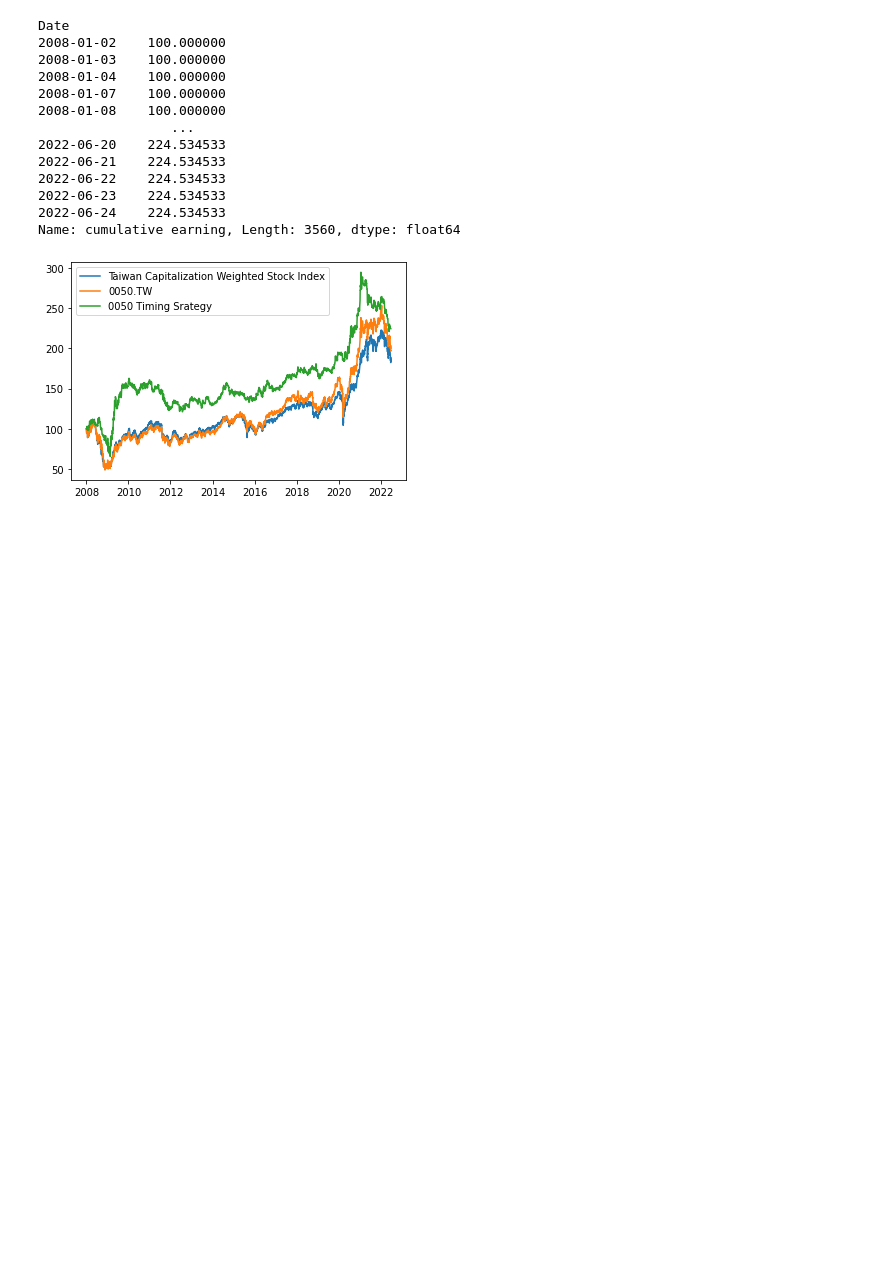
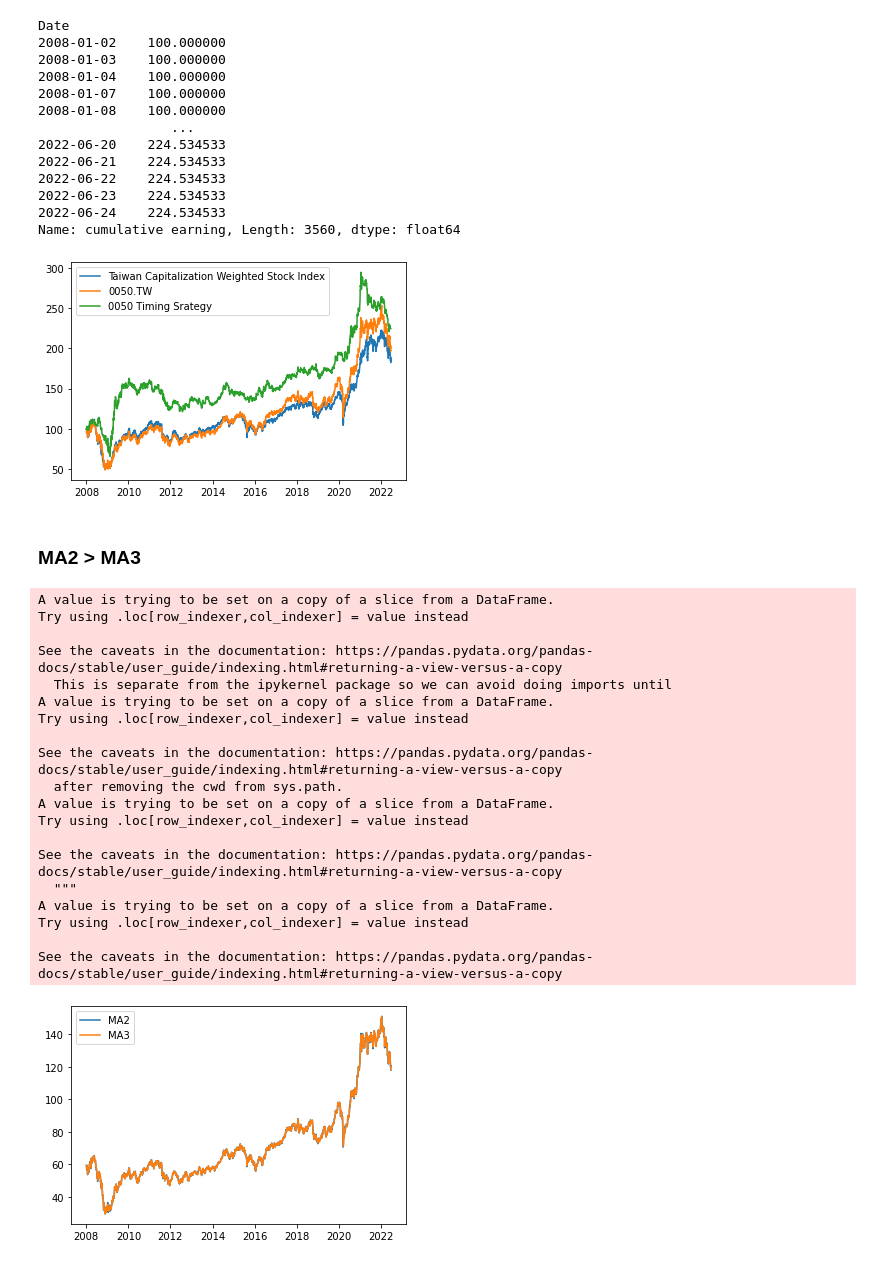
Before and after one commit to isaac-debug/qunatitive-invest, a Jupyter notebook: 0050_TW_Srategy.ipynb, the cells around one changed output. Drawn from its saved outputs; the diff is of its cells as text; code cells hidden in the pictures; blank space fills up the shorter version.

```diff
--- a/0050_TW_Srategy.ipynb
+++ b/0050_TW_Srategy.ipynb
@@ -168,29 +164,29 @@ See the caveats in the documentation: https://pandas.pydata.org/pandas-docs/stab
 1.   Buy: Buy at tomorrow Open
 2.   Sell: Sell at tomorrow Close
 # %%
-data['cumulative earning'] = 100
+data50['cumulative earning'] = 100
 
 for i in range(1, len(data)):
-  if data['indicator'].iloc[i-1] == False:
+  if data50['indicator'].iloc[i-1] == False:
     # sell at today / calculate today's rearning
-    if data['indicator'].iloc[i-2] == True:
-      data['cumulative earning'].iloc[i] = data['cumulative earning'].iloc[i-1] * ( 1 + data['Earning Rate'].iloc[i])
+    if data50['indicator'].iloc[i-2] == True:
+      data50['cumulative earning'].iloc[i] = data50['cumulative earning'].iloc[i-1] * ( 1 + data50['Earning Rate'].iloc[i])
     # keep empty / same cum earning
     else:
-      data['cumulative earning'].iloc[i] = data['cumulative earning'].iloc[i-1]
+      data50['cumulative earning'].iloc[i] = data50['cumulative earning'].iloc[i-1]
   else:
     # buy at today open
-    if data['indicator'].iloc[i-2] == False:
-      data['cumulative earning'].iloc[i] = data['cumulative earning'].iloc[i-1] * (1 + (data['Close'].iloc[i] - data['Open'].iloc[i])/data['Open'].iloc[i])
+    if data50['indicator'].iloc[i-2] == False:
+      data50['cumulative earning'].iloc[i] = data50['cumulative earning'].iloc[i-1] * (1 + (data50['Close'].iloc[i] - data50['Open'].iloc[i])/data50['Open'].iloc[i])
     # hold
     else:
-      data['cumulative earning'].iloc[i] = data['cumulative earning'].iloc[i-1] * ( 1 + data['Earning Rate'].iloc[i])
+      data50['cumulative earning'].iloc[i] = data50['cumulative earning'].iloc[i-1] * ( 1 + data50['Earning Rate'].iloc[i])
 
-print(data['cumulative earning'])
+print(data50['cumulative earning'])
 
 plt.plot(data2['Adj Close'], label = 'Taiwan Capitalization Weighted Stock Index')
-plt.plot(data['Adj Close'], label = '0050.TW')
-plt.plot(data['cumulative earning'], label = '0050 Timing Srategy')
+plt.plot(data50['Adj Close'], label = '0050.TW')
+plt.plot(data50['cumulative earning'], label = '0050 Timing Srategy')
 
 plt.legend()
 
@@ -214,3 +210,40 @@ Date
 2022-06-24    224.534533
 Name: cumulative earning, Length: 3560, dtype: float64
 [figure]
+# %% [markdown]
+### MA2 > MA3
+# %%
+# 0050 pick time
+data50 = data[['Open', 'Close', 'Adj Close']]
+data50['Earning Rate'] = data50['Close'].pct_change()
+data50['MA2'] = data50['Close'].rolling(2).mean()
+data50['MA3'] = data50['Close'].rolling(3).mean()
+data50['indicator'] = (data50['MA2'] >= data50['MA3'])
+# plt.plot(data50['Close'], label = '0050.TW')
+plt.plot(data50['MA2'], label = 'MA2')
+plt.plot(data50['MA3'], label = 'MA3')
+
+plt.legend()
+
+plt.show()
+# %% [output]
+A value is trying to be set on a copy of a slice from a DataFrame.
+Try using .loc[row_indexer,col_indexer] = value instead
+
+See the caveats in the documentation: https://pandas.pydata.org/pandas-docs/stable/user_guide/indexing.html#returning-a-view-versus-a-copy
+  This is separate from the ipykernel package so we can avoid doing imports until
+A value is trying to be set on a copy of a slice from a DataFrame.
+Try using .loc[row_indexer,col_indexer] = value instead
+
+See the caveats in the documentation: https://pandas.pydata.org/pandas-docs/stable/user_guide/indexing.html#returning-a-view-versus-a-copy
+  after removing the cwd from sys.path.
+A value is trying to be set on a copy of a slice from a DataFrame.
+Try using .loc[row_indexer,col_indexer] = value instead
+
+See the caveats in the documentation: https://pandas.pydata.org/pandas-docs/stable/user_guide/indexing.html#returning-a-view-versus-a-copy
+  """
+A value is trying to be set on a copy of a slice from a DataFrame.
+Try using .loc[row_indexer,col_indexer] = value instead
+
+See the caveats in the documentation: https://pandas.pydata.org/pandas-docs/stable/user_guide/indexing.html#returning-a-view-versus-a-copy
+[figure, added]
```
Also changed, not shown: parts of 22 cells of this notebook.
